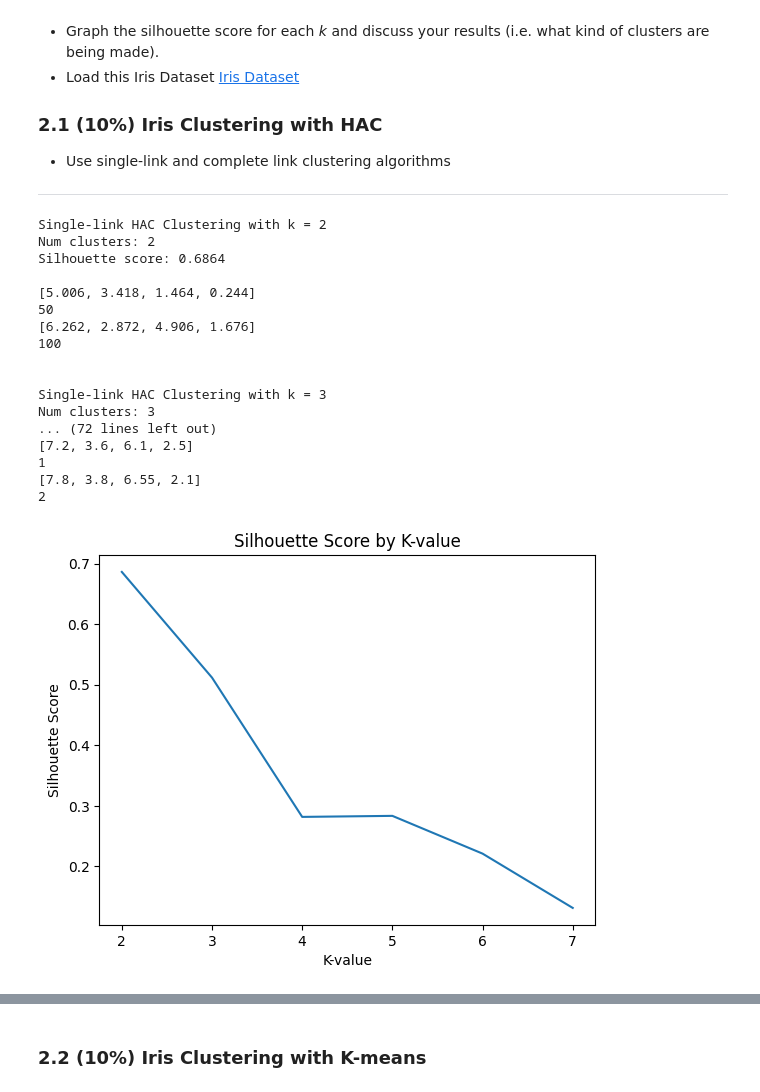
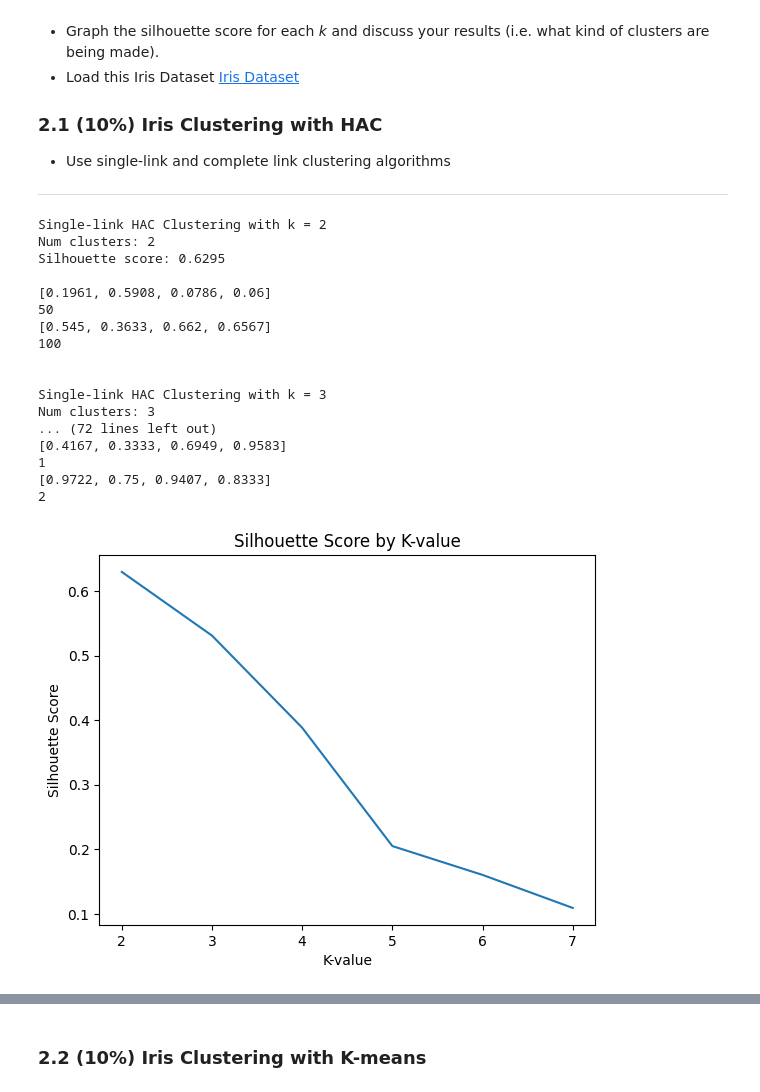
Before and after one commit to maclaurin36/CS472-clustering, a Jupyter notebook: Clustering_Lab.ipynb, the cells around one changed output, grey strips where cells are left out. Saved outputs shown, nothing was run; the diff lists cells and outputs as text; code cells hidden in the pictures.

```diff
--- a/Clustering_Lab.ipynb
+++ b/Clustering_Lab.ipynb
@@ -573,43 +593,43 @@ For both algorithms:
 # Iris Clustering using single-link
 def run_hac_single_iris():
     raw_data = np.array(load_data(r"https://raw.githubusercontent.com/cs472ta/CS472/master/datasets/iris.arff"))
-    data = raw_data[:,:-1]
+    data = normalize_data(raw_data[:,:-1])
     k_array = [2, 3, 4, 5, 6, 7]
     silhouette_scores = []
     for i in k_array:
         print(f"Single-link HAC Clustering with k = {i}")
         hac_clustering = HACClustering(k=i, link_type="single")
         hac_clustering.fit(data)
         hac_clustering.print_clusters(num_decimals=4)
         silhouette_scores.append(hac_clustering.get_silhouette_score())
         print()
         print()
     plt.plot(k_array, silhouette_scores)
     plt.title("Silhouette Score by K-value")
     plt.xlabel("K-value")
     plt.ylabel("Silhouette Score")
     plt.show()
 
 run_hac_single_iris()
 # %% [output]
 Single-link HAC Clustering with k = 2
 Num clusters: 2
-Silhouette score: 0.6864
+Silhouette score: 0.6295
 
-[5.006, 3.418, 1.464, 0.244]
+[0.1961, 0.5908, 0.0786, 0.06]
 50
-[6.262, 2.872, 4.906, 1.676]
+[0.545, 0.3633, 0.662, 0.6567]
 100
 
 
 Single-link HAC Clustering with k = 3
 Num clusters: 3
 ... (72 lines left out)
-[7.2, 3.6, 6.1, 2.5]
+[0.4167, 0.3333, 0.6949, 0.9583]
 1
-[7.8, 3.8, 6.55, 2.1]
+[0.9722, 0.75, 0.9407, 0.8333]
 2
-[figure, old version]
+[figure, new version]
 # %%
 # Iris Clustering using complete-link
 def run_hac_complete_iris():
```
Also changed, not shown: parts of 24 cells of this notebook.
